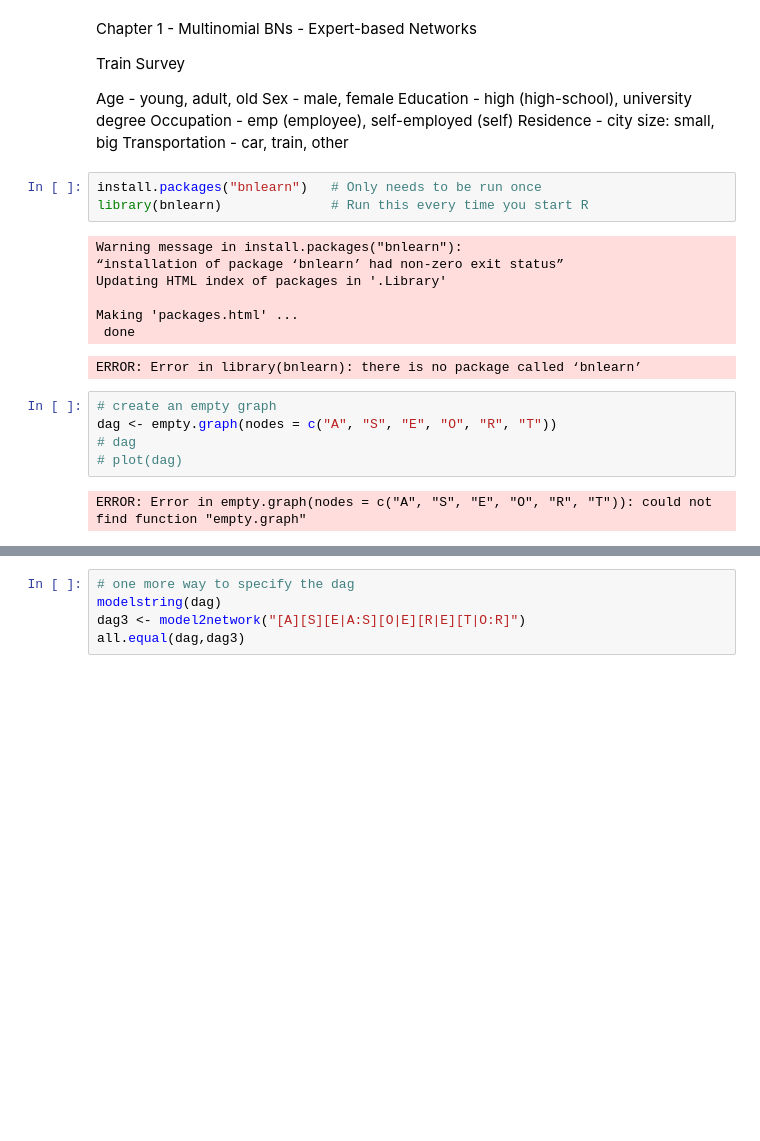
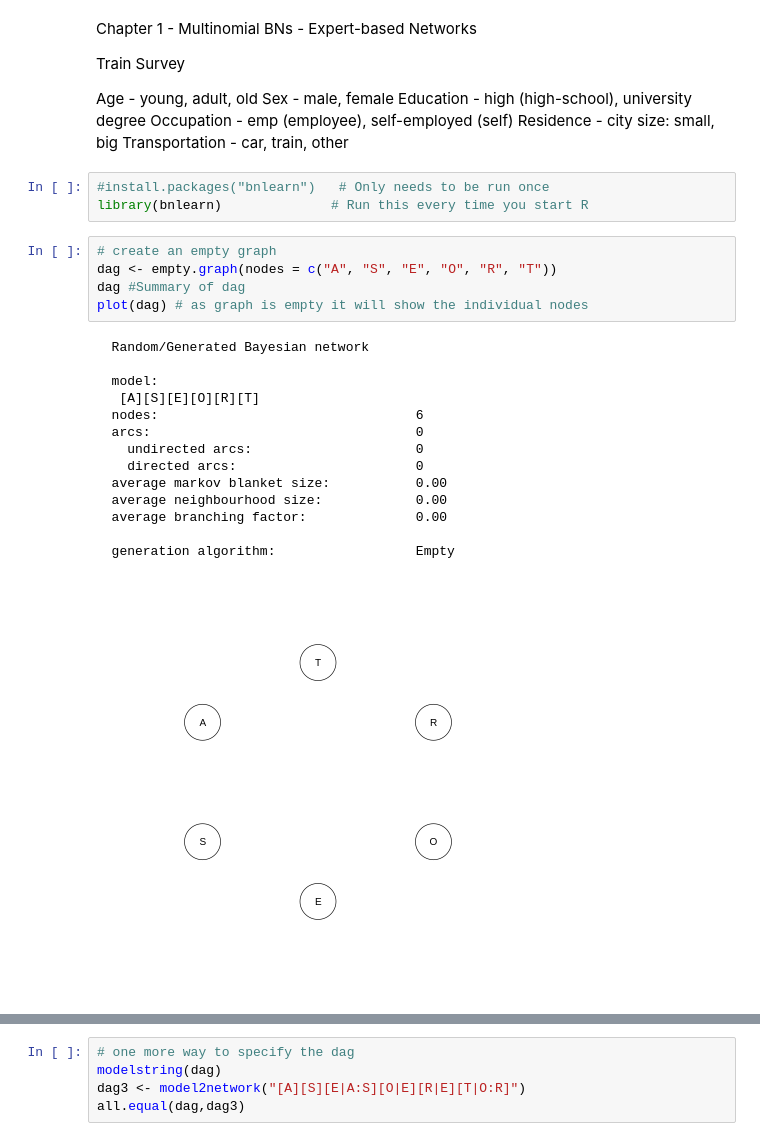
Before and after one commit to s1h8t51/statistics_R_projects, a Jupyter notebook: Lab1.ipynb, the cells around one changed output, grey strips where cells are left out. Cells and saved outputs as stored; diff of their text form; blank space fills up the shorter version.

```diff
--- a/Lab1.ipynb
+++ b/Lab1.ipynb
@@ -10,21 +10,26 @@ Occupation - emp (employee), self-employed (self)
 Residence - city size: small, big
 Transportation - car, train, other
 # %%
-install.packages("bnlearn")   # Only needs to be run once
+#install.packages("bnlearn")   # Only needs to be run once
 library(bnlearn)              # Run this every time you start R
-# %% [output]
-Warning message in install.packages("bnlearn"):
-“installation of package ‘bnlearn’ had non-zero exit status”
-Updating HTML index of packages in '.Library'
-
-Making 'packages.html' ...
- done
-ERROR: Error in library(bnlearn): there is no package called ‘bnlearn’
 # %%
 # create an empty graph
 dag <- empty.graph(nodes = c("A", "S", "E", "O", "R", "T"))
-# dag
-# plot(dag)
+dag #Summary of dag
+plot(dag) # as graph is empty it will show the individual nodes
 # %% [output]
-ERROR: Error in empty.graph(nodes = c("A", "S", "E", "O", "R", "T")): could not find function "empty.graph"
+  Random/Generated Bayesian network
+
+  model:
+   [A][S][E][O][R][T]
+  nodes:                                 6
+  arcs:                                  0
+    undirected arcs:                     0
+    directed arcs:                       0
+  average markov blanket size:           0.00
+  average neighbourhood size:            0.00
+  average branching factor:              0.00
+
+  generation algorithm:                  Empty
+[figure, added]
 # %%
```
Also changed, not shown: parts of 5 cells of this notebook.
